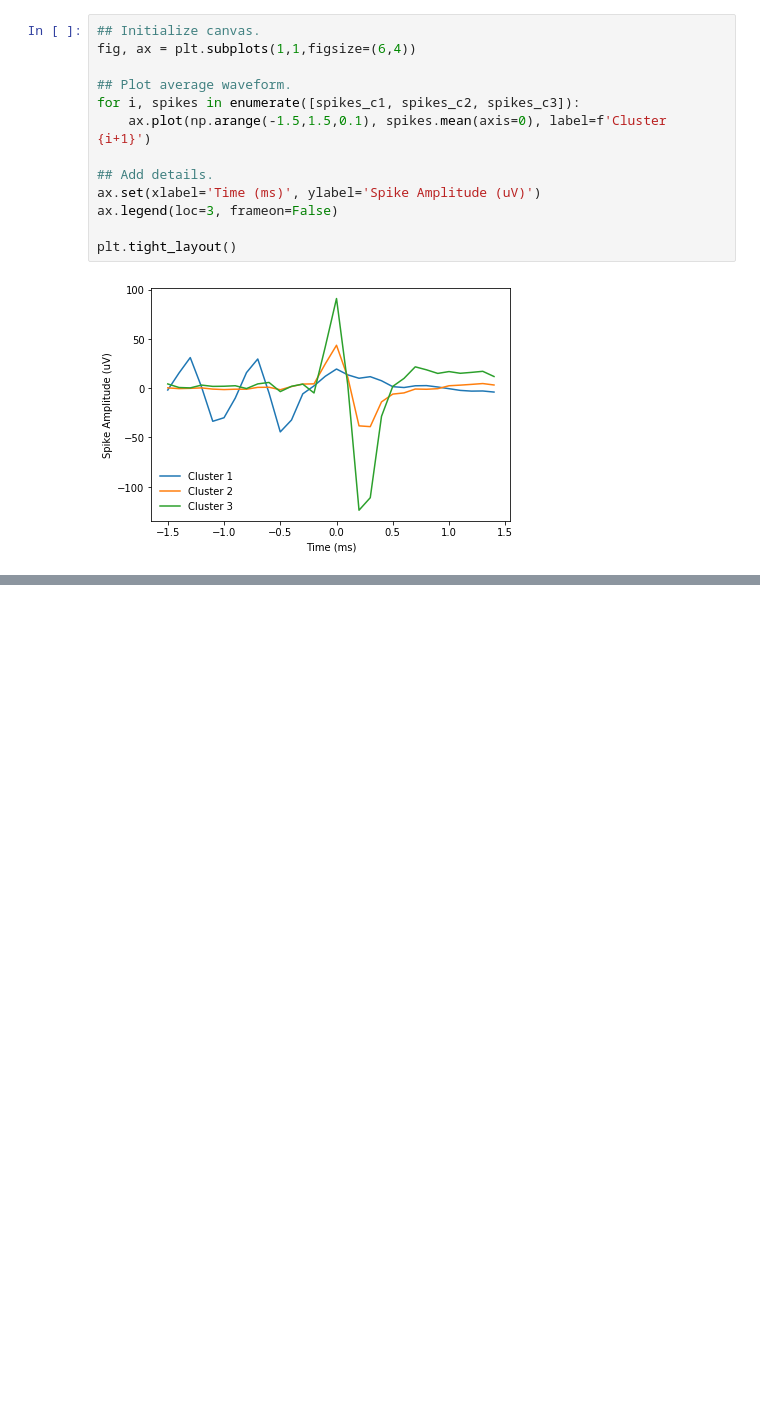
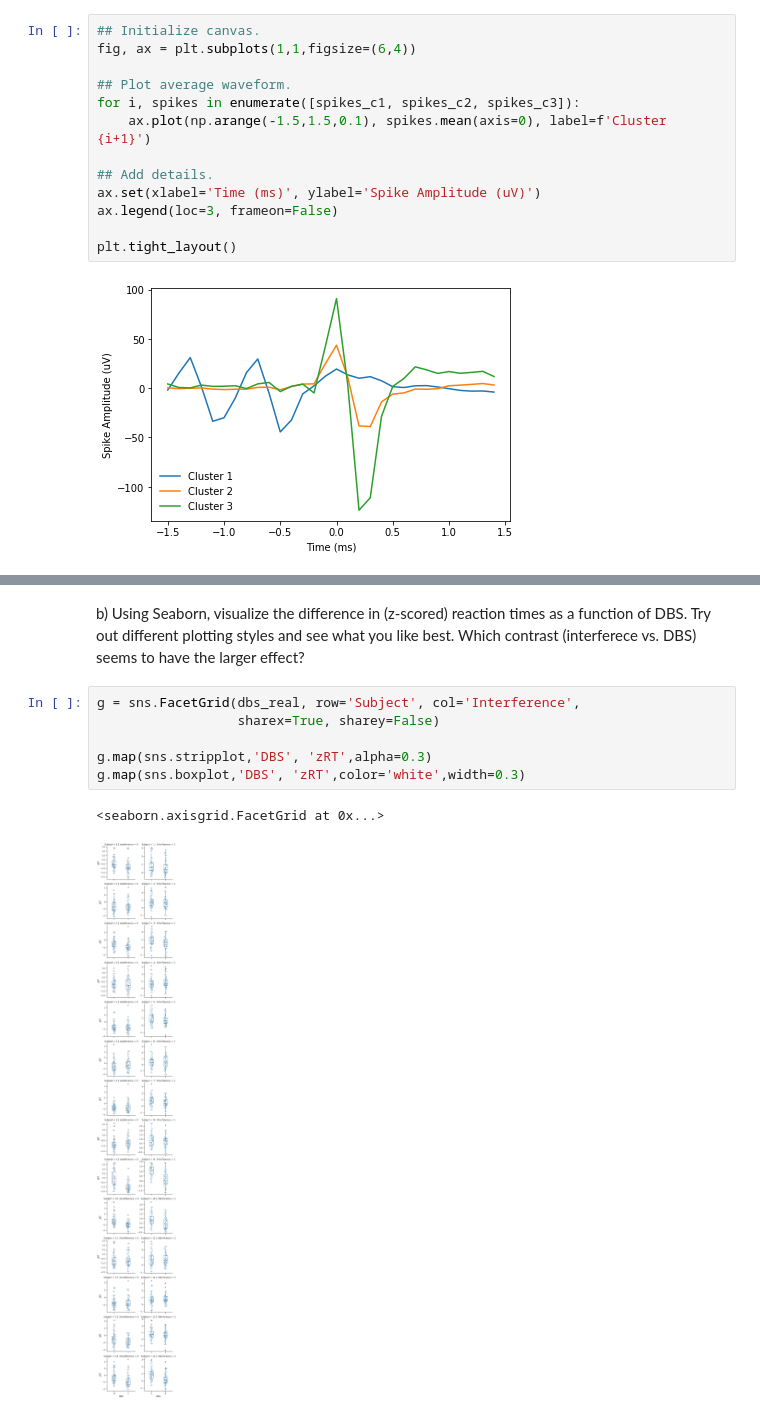
Before and after one commit to rce5-debug/pni_bootcamp_2021, a Jupyter notebook: Module01_Python/day01_solutions.ipynb, the cells around one changed output, grey strips where cells are left out. Drawn from its saved outputs; the diff is of its cells as text; blank space fills up the shorter version.

```diff
--- a/Module01_Python/day01_solutions.ipynb
+++ b/Module01_Python/day01_solutions.ipynb
@@ -364,0 +563,11 @@ plt.tight_layout()
+# %% [markdown]
+b) Using Seaborn, visualize the difference in (z-scored) reaction times as a function of DBS. Try out different plotting styles and see what you like best. Which contrast (interferece vs. DBS) seems to have the larger effect?
+# %%
+g = sns.FacetGrid(dbs_real, row='Subject', col='Interference',
+                  sharex=True, sharey=False)
+
+g.map(sns.stripplot,'DBS', 'zRT',alpha=0.3)
+g.map(sns.boxplot,'DBS', 'zRT',color='white',width=0.3)
+# %% [output]
+<seaborn.axisgrid.FacetGrid at 0x...>
+[figure, added]
```
Also changed, not shown: parts of 37 cells of this notebook, 3 other files.
